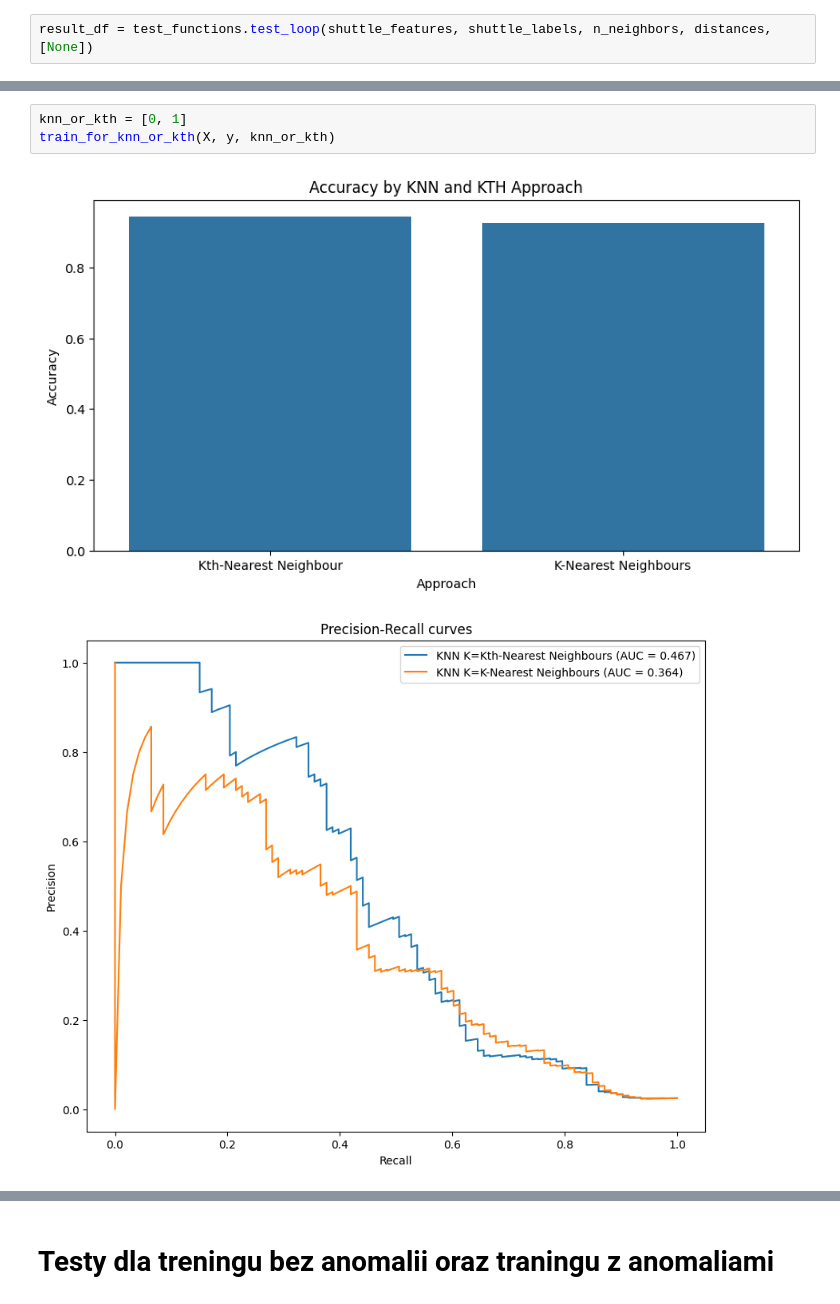
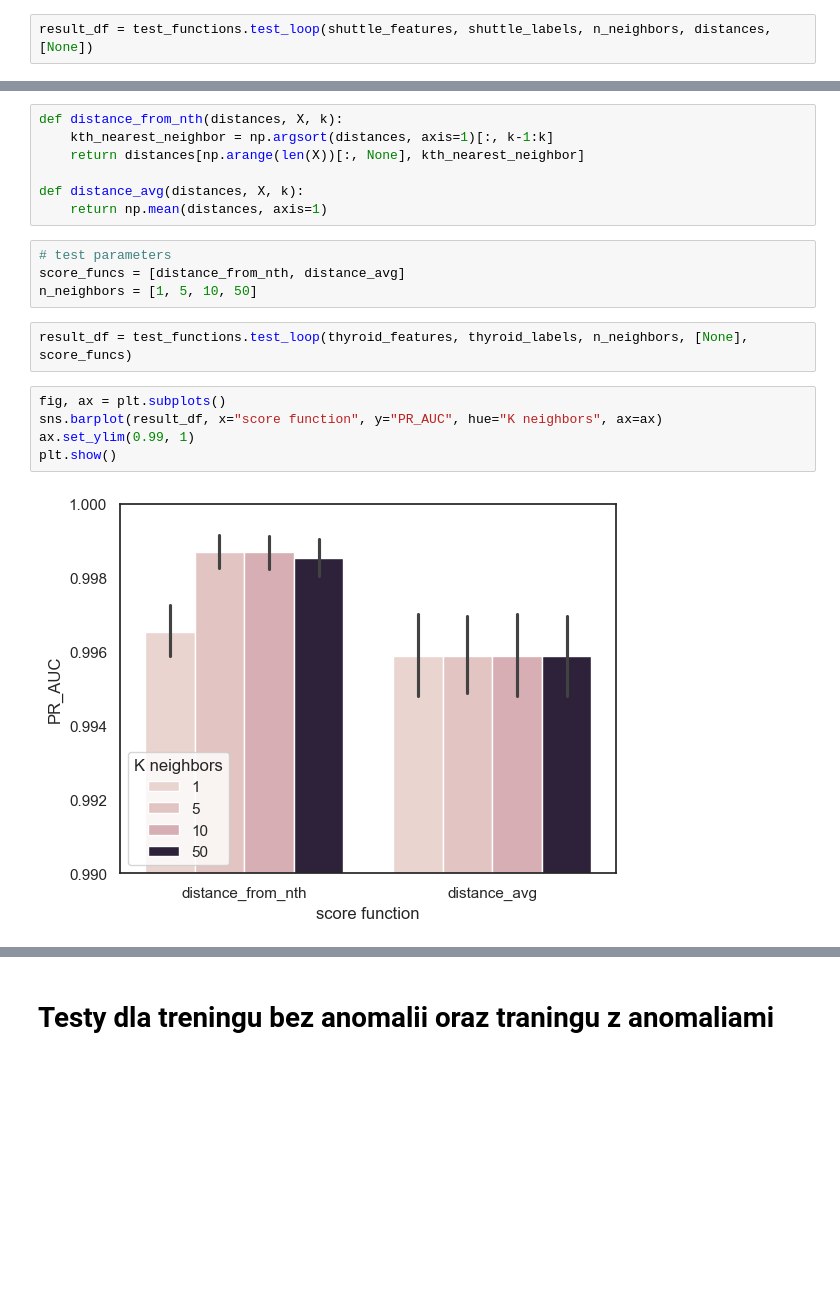
Before and after one commit to kubiakm/ZUM, a Jupyter notebook: knn_tests.ipynb, the cells around one changed output, grey strips where cells are left out. Drawn from its saved outputs; the diff is of its cells as text; blank space fills up the shorter version.

```diff
--- a/knn_tests.ipynb
+++ b/knn_tests.ipynb
@@ -227,6 +220,20 @@ def distance_avg(x1, x2, p=2):
-# %%
-knn_or_kth = [0, 1]
-train_for_knn_or_kth(X, y, knn_or_kth)
-# %% [output]
-[figure, removed]
-[figure, removed]
+# %%
+def distance_from_nth(distances, X, k):
+    kth_nearest_neighbor = np.argsort(distances, axis=1)[:, k-1:k]
+    return distances[np.arange(len(X))[:, None], kth_nearest_neighbor]
+
+def distance_avg(distances, X, k):
+    return np.mean(distances, axis=1)
+# %%
+# test parameters
+score_funcs = [distance_from_nth, distance_avg]
+n_neighbors = [1, 5, 10, 50]
+# %%
+result_df = test_functions.test_loop(thyroid_features, thyroid_labels, n_neighbors, [None], score_funcs)
+# %%
+fig, ax = plt.subplots()
+sns.barplot(result_df, x="score function", y="PR_AUC", hue="K neighbors", ax=ax)
+ax.set_ylim(0.99, 1)
+plt.show()
+# %% [output]
+[figure, added]
```
Also changed, not shown: parts of 31 cells of this notebook, 2 other files.
